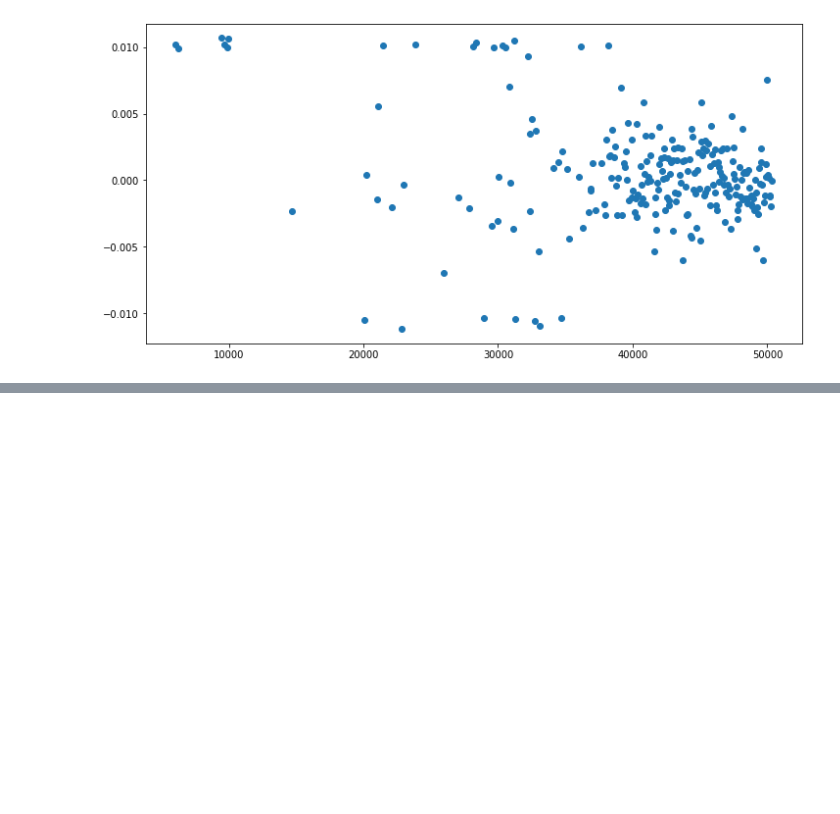
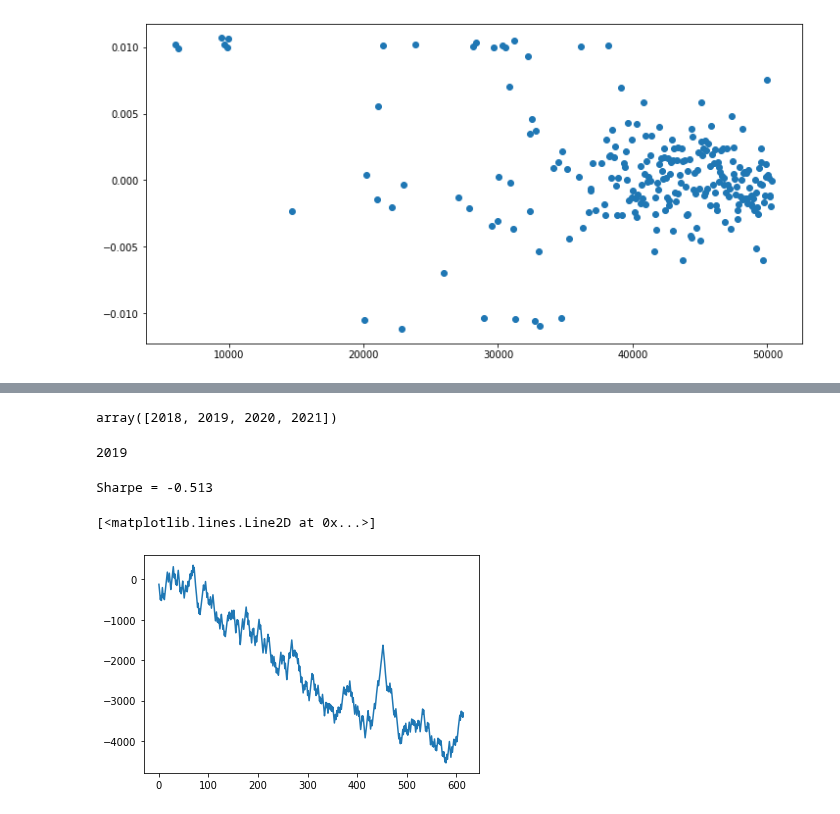
Before and after one commit to Molozey/algo-andrii, a Jupyter notebook: Andrii/Dir_25_12/FXBackTesting.ipynb, the cells around one changed output, grey strips where cells are left out. Drawn from its saved outputs; the diff is of its cells as text; code cells hidden in the pictures; blank space fills up the shorter version.

```diff
--- a/Andrii/Dir_25_12/FXBackTesting.ipynb
+++ b/Andrii/Dir_25_12/FXBackTesting.ipynb
@@ -298,7 +300,7 @@ FX_data
 | 2021-11-13 00:59:00 | 0.853040 | 0.853945 | 0.852995 | 0.853080 |
 1107391 rows × 4 columns
 # %%
-def start_strategy(raw_data):
+def start_strategy_observation(raw_data, PROFITS_LIST):
     TOTAL_PNL = [0]
     TRADE_DATES = list()
     SaveDicts = list()
@@ -308,7 +310,7 @@ def start_strategy(raw_data):
         #   Проверяем, находятся ли нужные индексы в сырых данных
         if (Asian_end in raw_data.index) and (Asian_start in raw_data.index) and (Engilsh_end in raw_data.index):
             sampling_data = raw_data.loc[Asian_start:Engilsh_end].open
-            result = buying_trigger(sampling_data=sampling_data, median_dot=Asian_end, SLIPADGE=10, POSITION_MONEY_VOLUME=PositionMoney)
+            result = buying_trigger(sampling_data=sampling_data, median_dot=Asian_end, SLIPADGE=10, POSITION_MONEY_VOLUME=PositionMoney, PROFITS_LIST=PROFITS_LIST)
             if result:
                 TOTAL_PNL.append(TOTAL_PNL[-1] + result['operation_money_return'])
                 #if TOTAL_PNL[-1] < 0:
@@ -321,7 +323,18 @@ def start_strategy(raw_data):
     print(f"Sharpe = {SharpeReturn}")
     return TOTAL_PNL, TRADE_DATES, SaveDicts, SharpeReturn
 
-TOTAL_PNL, TRADE_DATES, SaveDicts, SharpeReturn = start_strategy(raw_data=FX_data.iloc[: int(FX_data.shape[0] // 1)])
+PROFITS_LIST={
+    "BUY":{
+      "profit":.01,
+      "loss":.01,
+    },
+    "SELL":{
+      "profit":.01,
+      "loss":.01,
+    }
+}
+
+TOTAL_PNL, TRADE_DATES, SaveDicts, SharpeReturn = start_strategy_observation(raw_data=FX_data.iloc[: int(FX_data.shape[0] // 1)], PROFITS_LIST=PROFITS_LIST)
 plt.figure(figsize=(18,7))
 plt.title(f"Sharpe ratio = {SharpeReturn}")
 plt.plot(TRADE_DATES, TOTAL_PNL, label='PNL')
@@ -467,0 +582,32 @@ plt.plot(markdown.index.total_seconds(), markdown, 'o')
+# %%
+np.unique([x.year for x in FX_data.index.date])
+# %% [output]
+array([2018, 2019, 2020, 2021])
+# %%
+np.unique([x.year for x in FX_data.index.date])[:-2][1]
+# %% [output]
+2019
+# %%
+#   MAKING GRID
+PROFITS_IT = LOSS_IT = np.linspace(.001, .5, 4)
+LOSS_IT = np.linspace(.001, .5, 4)
+GRID = np.unique(np.array(np.meshgrid(PROFITS_IT, LOSS_IT), dtype=np.float32).T.reshape(-1, 2), axis=0)
+grid_element = GRID[0]
+def create_params_dict(grid_element):
+    PROFITS_LIST={
+        "BUY":{
+          "profit":grid_element[0],
+          "loss":grid_element[1],
+        },
+        "SELL":{
+          "profit":grid_element[0],
+          "loss":grid_element[1],
+        }
+    }
+    return PROFITS_LIST
+
+TOTAL_PNL, TRADE_DATES, SaveDicts, SharpeReturn = start_strategy_observation(raw_data=FX_data.iloc[: int(FX_data.shape[0] // 1)], PROFITS_LIST=PROFITS_LIST)
+# %% [output]
+Sharpe = -0.513
+[<matplotlib.lines.Line2D at 0x...>]
+[figure, added]
```
Also changed, not shown: parts of 5 cells of this notebook, 3 other files.
